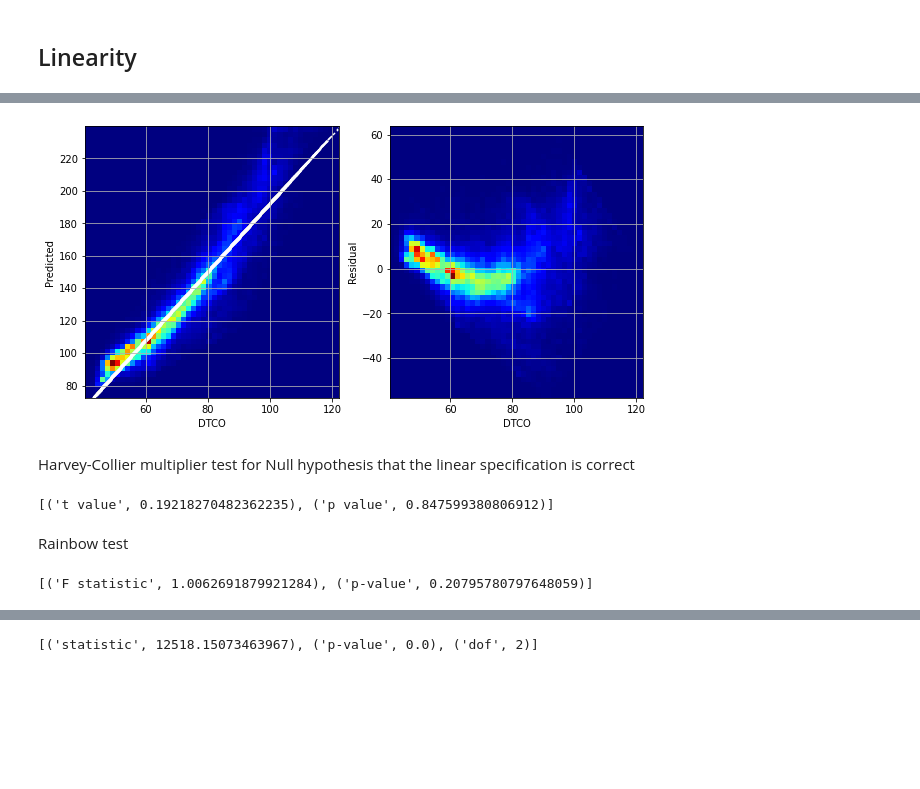
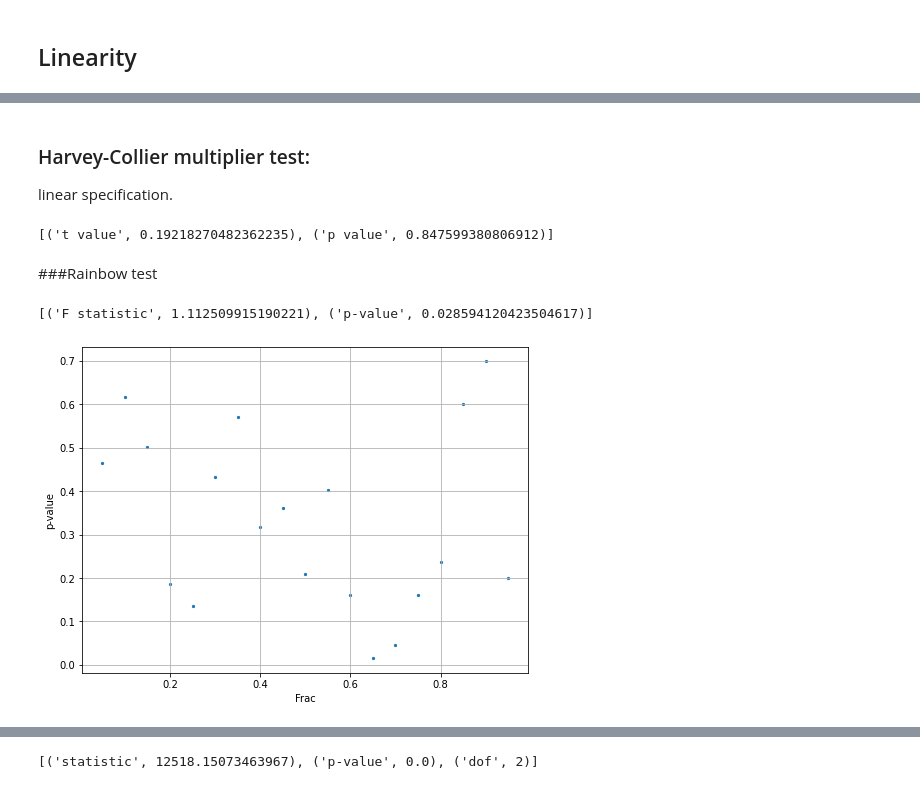
Before and after one commit to frh2020/topics, a Jupyter notebook: well_log_reg/model_lin_diagn.ipynb, the cells around one changed output, grey strips where cells are left out. Saved outputs shown, nothing was run; the diff lists cells and outputs as text; code cells hidden in the pictures; blank space fills up the shorter version.

```diff
--- a/well_log_reg/model_lin_diagn.ipynb
+++ b/well_log_reg/model_lin_diagn.ipynb
@@ -153,33 +190,32 @@ plt.show()
-# %%
-f, (ax1,ax2) = plt.subplots(nrows=1, ncols=2, figsize=(10,5))
-
-for i, col in enumerate(cols):
-  ax1.hist2d(X_train, obser, bins=50, cmap='jet')
-  ax1.scatter(dtco, pred, s=0.5, color='white')
-  ax1.set_xlabel(col)
-  ax1.set_ylabel("Predicted")
-  ax1.grid()
-
-  ax2.hist2d(X_train, resid,bins=50, cmap='jet')
-  ax2.set_xlabel(col)
-  ax2.set_ylabel("Residual")
-  ax2.grid()
-plt.show()
-# %% [output]
-[figure, removed]
 # %% [markdown]
-Harvey-Collier multiplier test for Null hypothesis that the linear specification is correct
+### Harvey-Collier multiplier test:
+linear specification.
 # %%
 name = ['t value', 'p value']
 test = sms.linear_harvey_collier(results)
 lzip(name, test)
 # %% [output]
 [('t value', 0.19218270482362235), ('p value', 0.847599380806912)]
-# %% [markdown]
-Rainbow test
+# %% [markdown]
+###Rainbow test
 # %%
 name = ['F statistic', 'p-value']
-test = sms.linear_rainbow(results,frac=0.5)
+test = sms.linear_rainbow(results,frac=0.005)
 lzip(name, test)
 # %% [output]
-[('F statistic', 1.0062691879921284), ('p-value', 0.20795780797648059)]
+[('F statistic', 1.112509915190221), ('p-value', 0.028594120423504617)]
+# %%
+rain_frac=[]
+rain_pv=[]
+for frac in np.arange(0.05,1,0.05):
+  (_,pv)=sms.linear_rainbow(results, frac=frac)
+  rain_frac.append(frac)
+  rain_pv.append(pv)
+# %%
+f, ax = plt.subplots(nrows=1, ncols=1, figsize=(8,6))
+ax.scatter(rain_frac, rain_pv, s=5)
+ax.set_xlabel('Frac')
+ax.set_ylabel("p-value")
+ax.grid()
+# %% [output]
+[figure, added]
```
Also changed, not shown: parts of 25 cells of this notebook.
